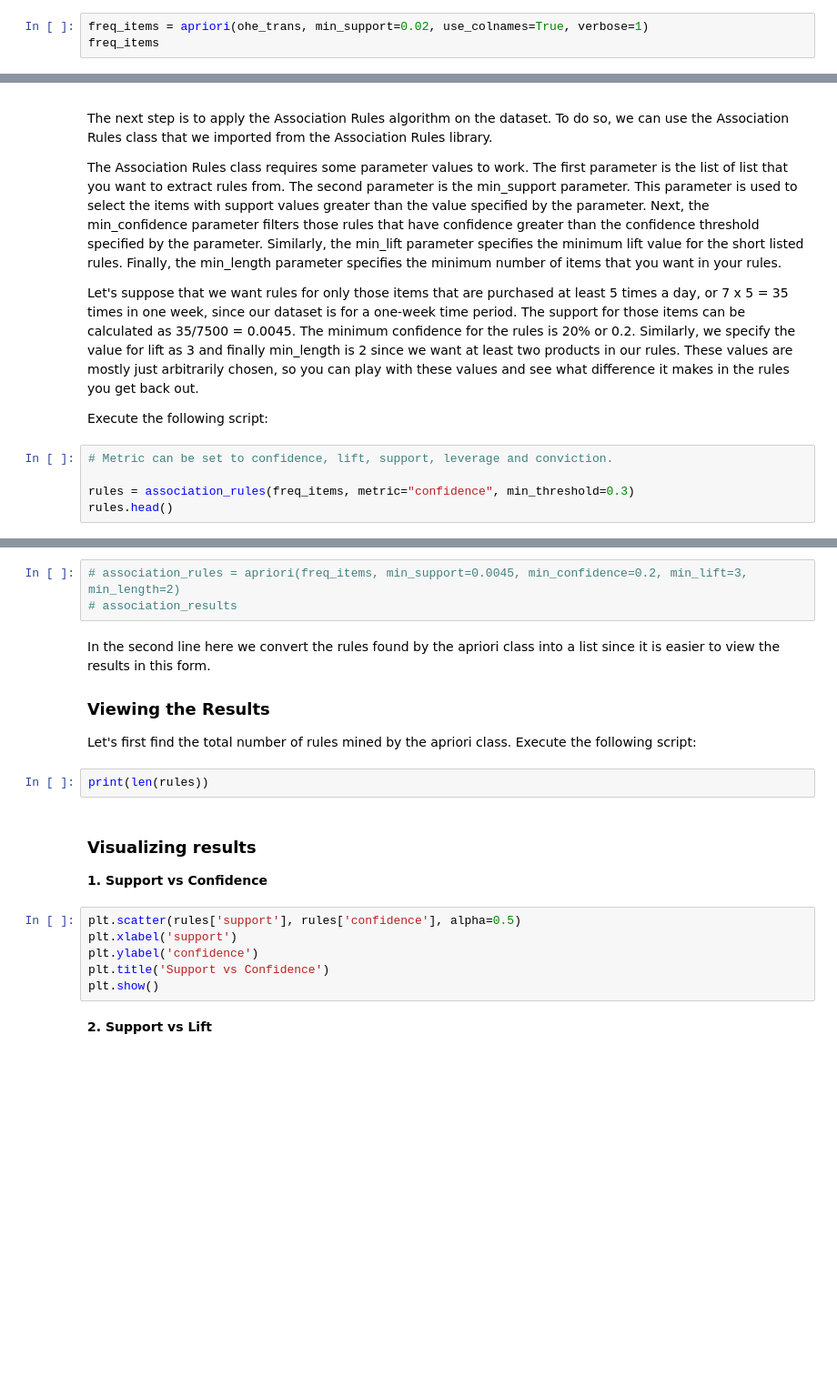
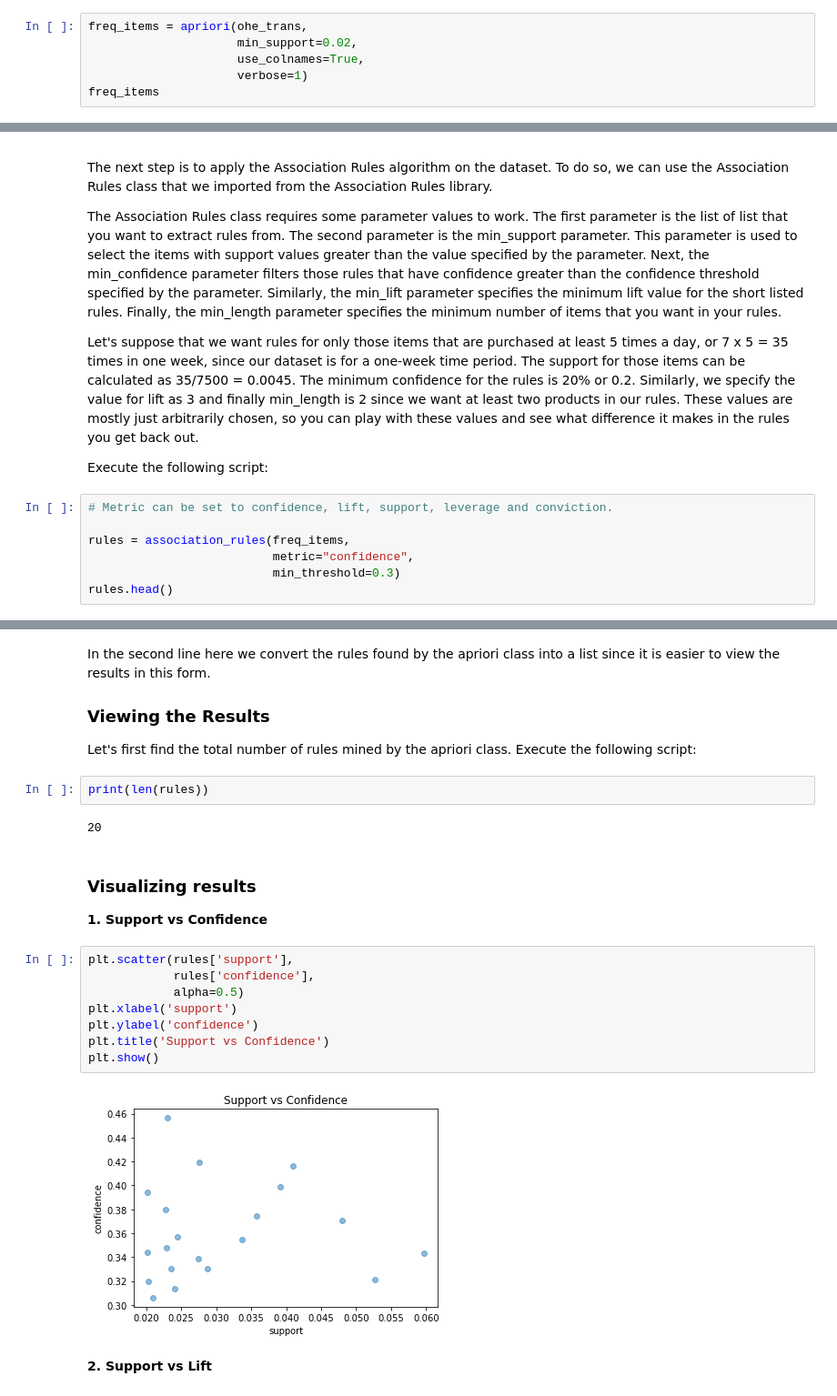
Before and after one commit to Wamuza1/Market_Basket_Analysis, a Jupyter notebook: Python_Code/Apriori - Python/4 - Association Rules - Apriori.ipynb, the cells around one changed output, grey strips where cells are left out. Shown at 91% size. Cells and saved outputs as stored; diff of their text form; blank space fills up the shorter version.

```diff
--- a/Python_Code/Apriori - Python/4 - Association Rules - Apriori.ipynb
+++ b/Python_Code/Apriori - Python/4 - Association Rules - Apriori.ipynb
@@ -112,5 +217,8 @@ __verbose__ : Shows the number of iterations if >= 1 and low_memory is True. If
 __low_memory__ :
 If True, uses an iterator to search for combinations above min_support. Note that while low_memory=True should only be used for large dataset if memory resources are limited, because this implementation is approx. 3–6x slower than the default.
 # %%
-freq_items = apriori(ohe_trans, min_support=0.02, use_colnames=True, verbose=1)
+freq_items = apriori(ohe_trans,
+                     min_support=0.02,
+                     use_colnames=True,
+                     verbose=1)
 freq_items
@@ -127,5 +250,7 @@ Execute the following script:
 # %%
 # Metric can be set to confidence, lift, support, leverage and conviction.
 
-rules = association_rules(freq_items, metric="confidence", min_threshold=0.3)
+rules = association_rules(freq_items,
+                          metric="confidence",
+                          min_threshold=0.3)
 rules.head()
@@ -132,6 +264,3 @@ rules.head()
-# %%
-# association_rules = apriori(freq_items, min_support=0.0045, min_confidence=0.2, min_lift=3, min_length=2)
-# association_results
 # %% [markdown]
 In the second line here we convert the rules found by the apriori class into a list since it is easier to view the results in this form.
 
@@ -139,16 +268,22 @@ In the second line here we convert the rules found by the apriori class into a l
 Let's first find the total number of rules mined by the apriori class. Execute the following script:
 # %%
 print(len(rules))
+# %% [output]
+20
 # %% [markdown]
 ### Visualizing results
 
 __1. Support vs Confidence__
 # %%
-plt.scatter(rules['support'], rules['confidence'], alpha=0.5)
+plt.scatter(rules['support'],
+            rules['confidence'],
+            alpha=0.5)
 plt.xlabel('support')
 plt.ylabel('confidence')
 plt.title('Support vs Confidence')
 plt.show()
+# %% [output]
+[figure, added]
 # %% [markdown]
 __2. Support vs Lift__
 # %%
```
Also changed, not shown: parts of 25 cells of this notebook.
